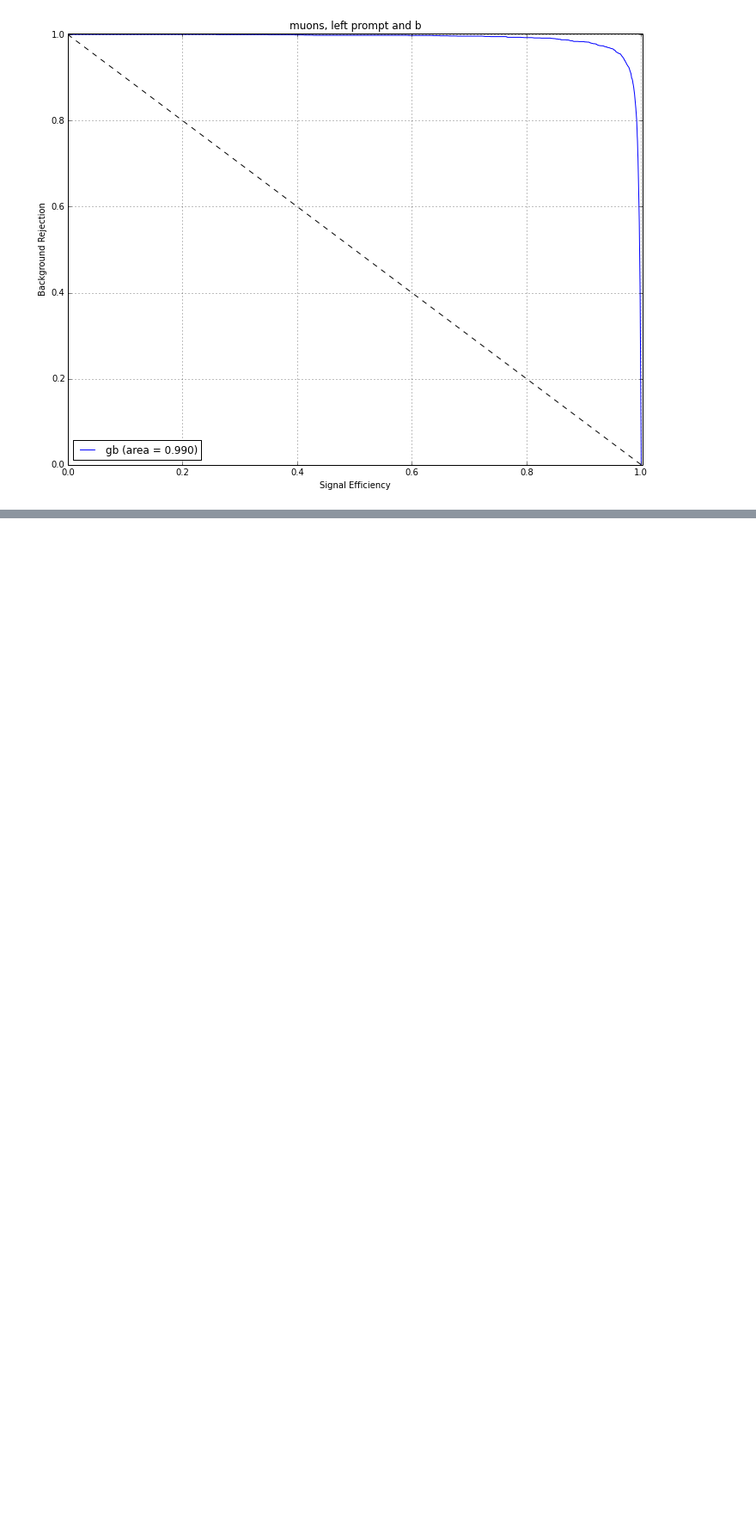
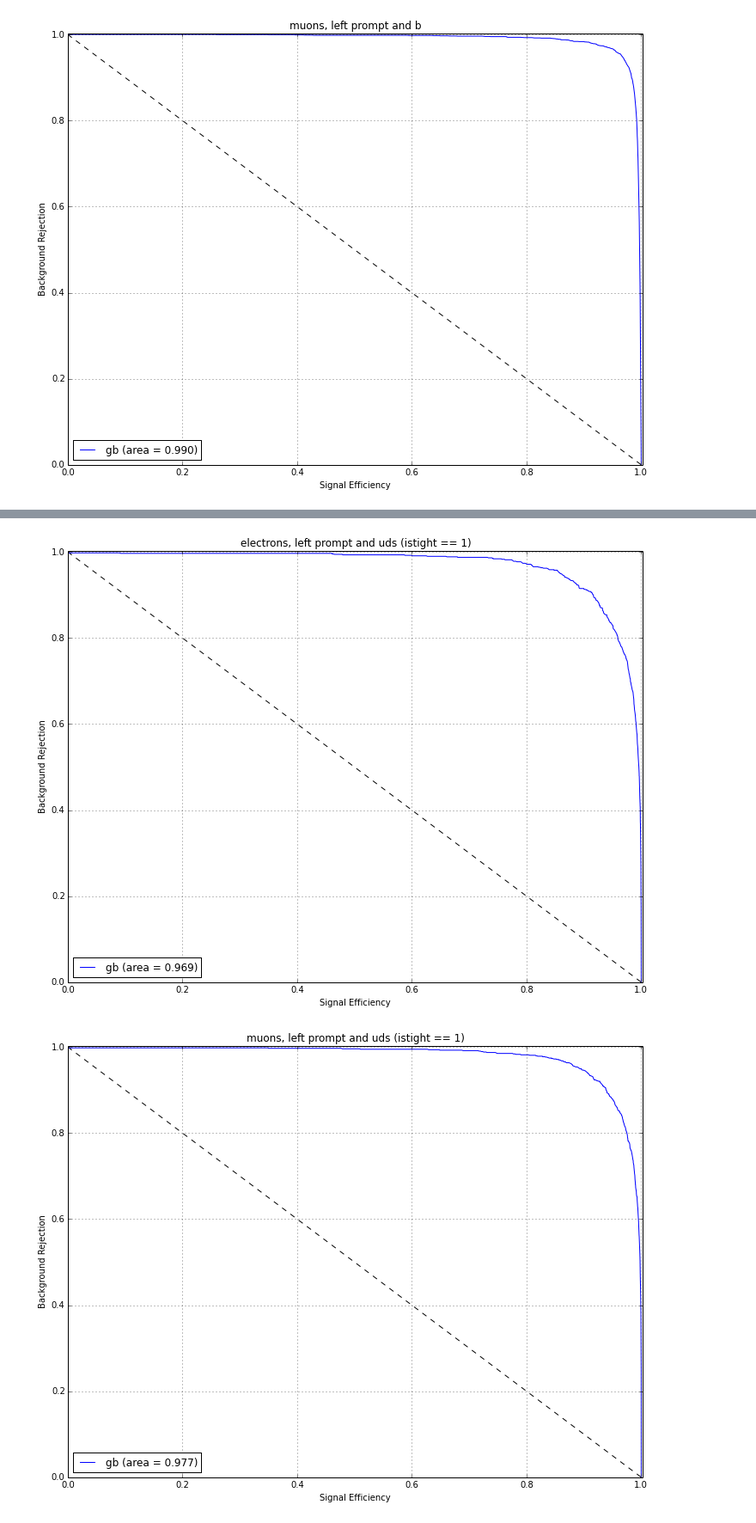
Before and after one commit to arogozhnikov/FakeLeptons, a Jupyter notebook: notebooks/SimpleTraining.ipynb, the cells around one changed output, grey strips where cells are left out. Shown at 86% size. Cells and saved outputs as stored; diff of their text form; code cells hidden in the pictures; blank space fills up the shorter version.

Commit message:
+ comparison for origin with tight cuts

```diff
--- a/notebooks/SimpleTraining.ipynb
+++ b/notebooks/SimpleTraining.ipynb
@@ -331,0 +334,11 @@ for origin, origin_name in zip([1, 2, 3], ['uds', 'c', 'b']):
+# %%
+for origin, origin_name in zip([1, 2, 3], ['uds', 'c', 'b']):
+    for flavor, flavor_name in zip([0, 1], ['electrons', 'muons']):
+        mask = (testX._flavors == flavor) & (testX._istight == 1) & ( (testX._originReduced == 0) | (testX._originReduced == origin) )
+        mask = numpy.array(mask)
+        classifiers.test_on(testX[mask], testY[mask]).roc()
+        title(flavor_name + ', left prompt and ' + origin_name + ' (istight == 1)')
+        grid()
+# %% [output]
+[figure, added]
+[figure, added]
```
Also changed, not shown: parts of 2 cells of this notebook.
